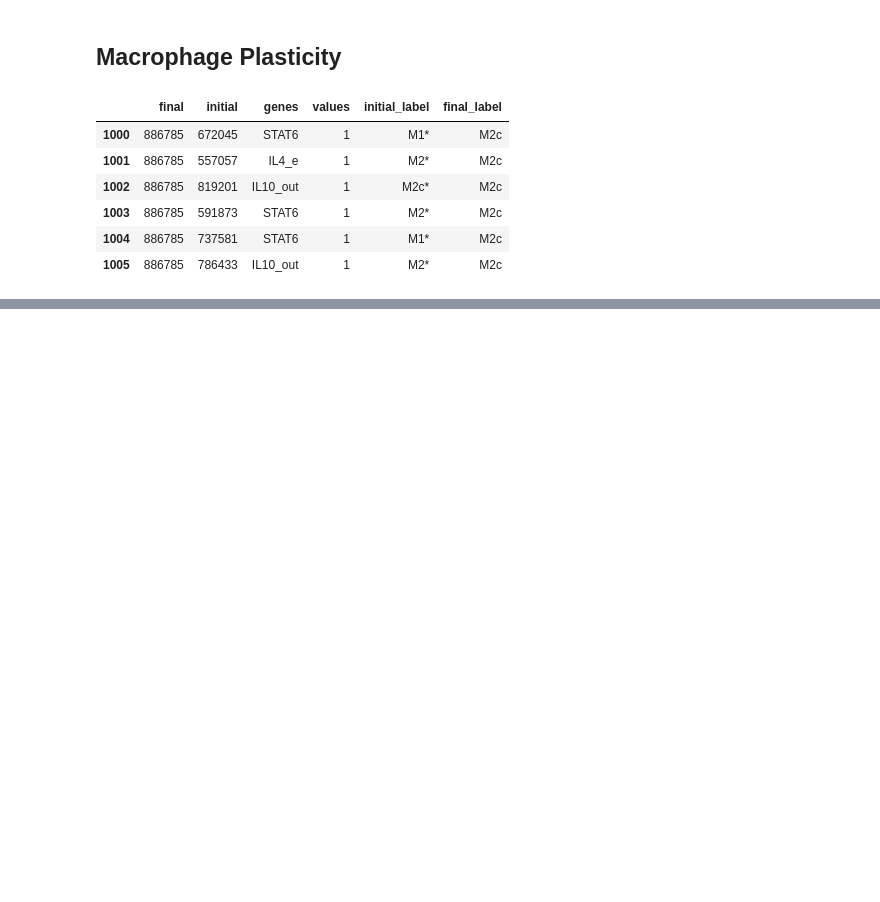
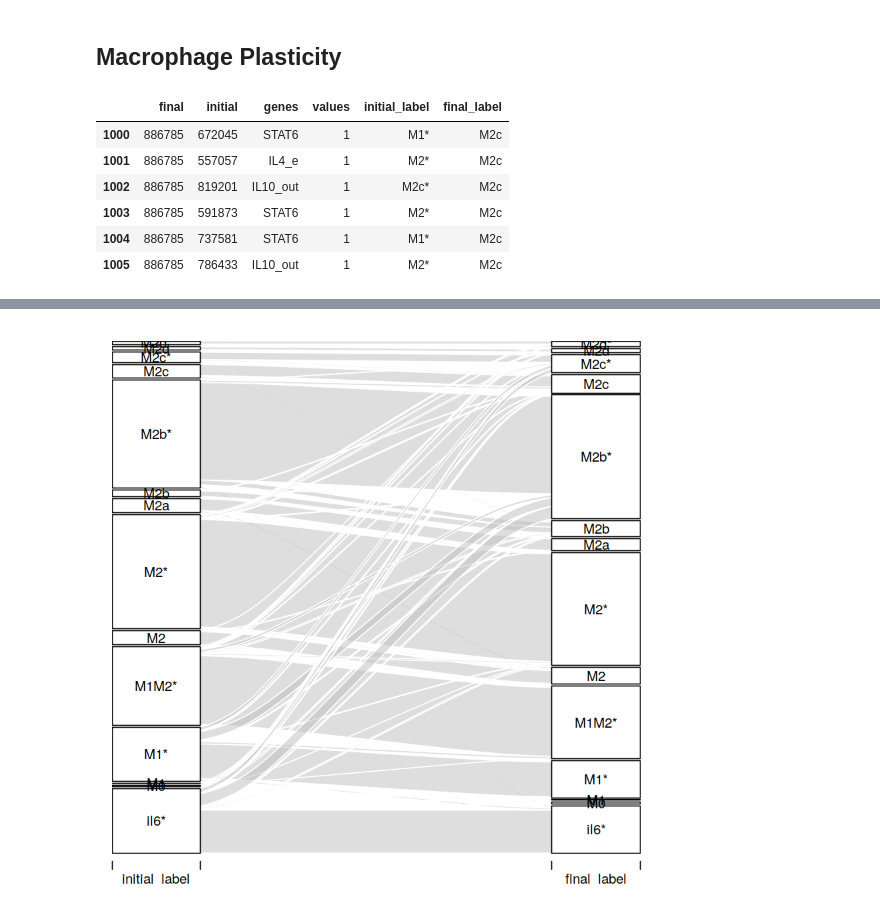
Before and after one commit to Laboratorio-de-Biologia-Computacional/Macrophage_Differentiation, a Jupyter notebook: MP_network.ipynb, the cells around one changed output, grey strips where cells are left out. Cells and saved outputs as stored; diff of their text form; code cells hidden in the pictures; blank space fills up the shorter version.

```diff
--- a/MP_network.ipynb
+++ b/MP_network.ipynb
@@ -284,0 +308,9 @@ cfm.label[1000:1005,]
+# %%
+
+#pdf('images/MP_alluvial.pdf')
+cfm2d <- cfm.label %>% group_by(initial_label, final_label) %>%
+            summarize(freq = n())
+alluvial(cfm2d[,1:2], freq=cfm2d$freq)
+#dev.off()
+# %% [output]
+[figure, added]
```
Also changed, not shown: parts of 2 cells of this notebook, 3 other files.
